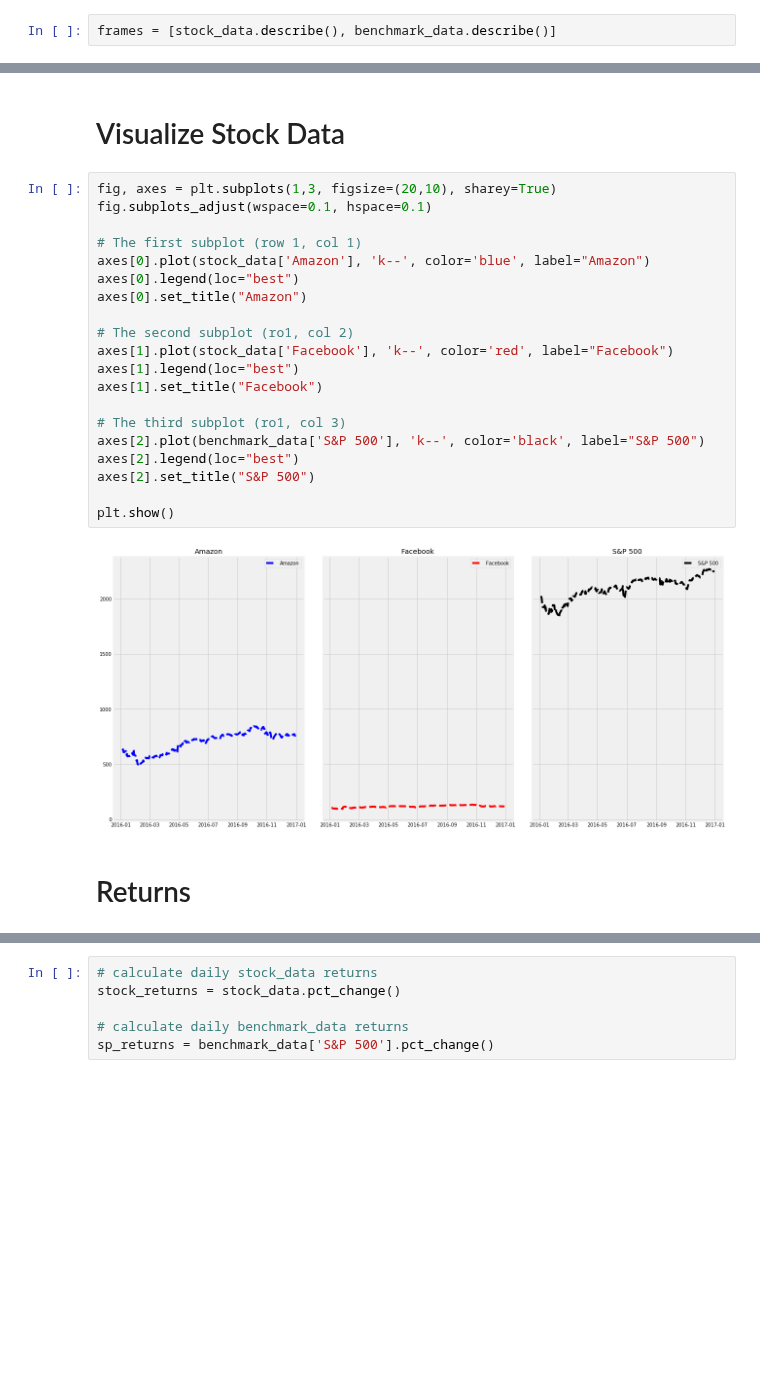
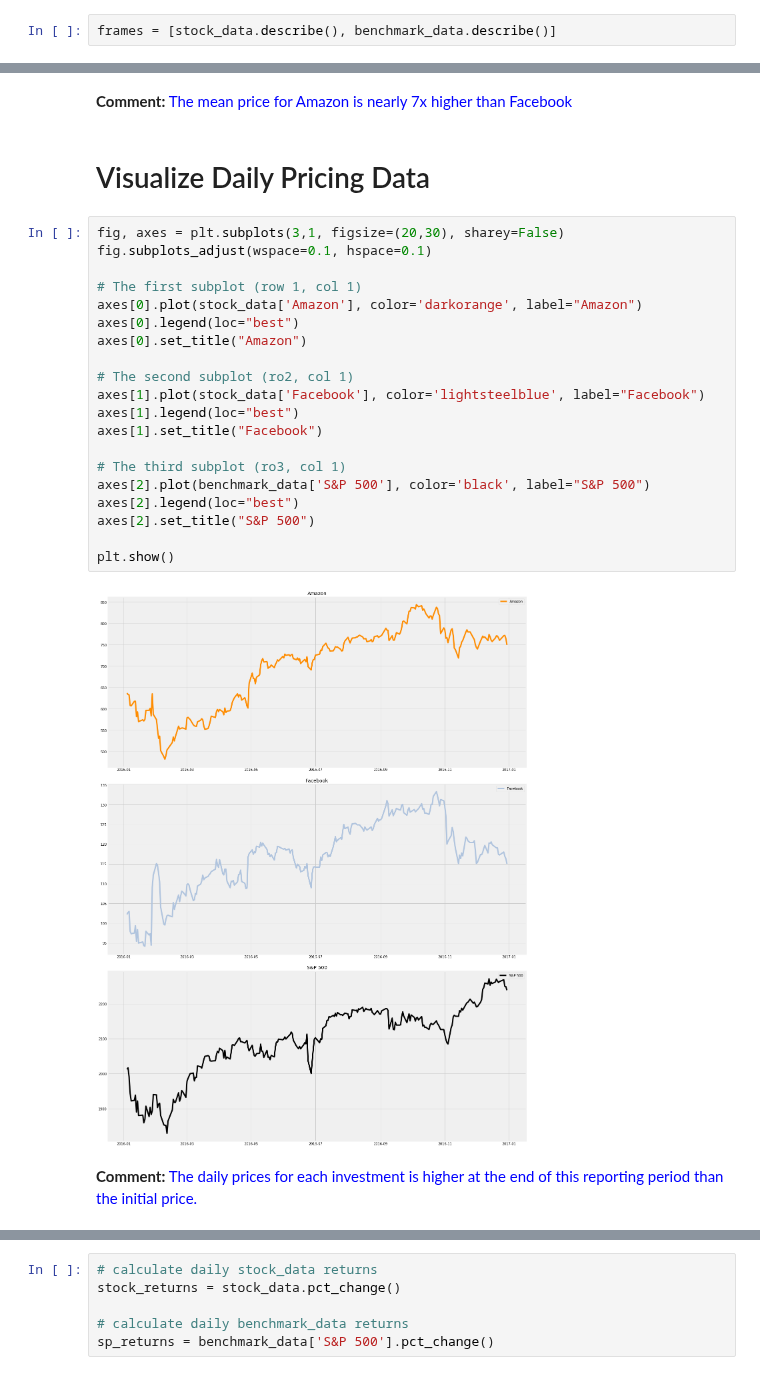
Before and after one commit to BitterScientist/bitterscientist.com, a Jupyter notebook: folders/ds_blogs/projects/portfolio_analysis/stock_analysis.ipynb, the cells around one changed output, grey strips where cells are left out. Cells and saved outputs as stored; diff of their text form; blank space fills up the shorter version.

```diff
--- a/folders/ds_blogs/projects/portfolio_analysis/stock_analysis.ipynb
+++ b/folders/ds_blogs/projects/portfolio_analysis/stock_analysis.ipynb
@@ -59,26 +63,28 @@ stock_summary
+# %% [markdown]
+<strong>Comment:</strong><font color="blue"> The mean price for Amazon is nearly 7x higher than Facebook</font>
 # %% [markdown]
-# Visualize Stock Data
+# Visualize Daily Pricing Data
 # %%
-fig, axes = plt.subplots(1,3, figsize=(20,10), sharey=True)
+fig, axes = plt.subplots(3,1, figsize=(20,30), sharey=False)
 fig.subplots_adjust(wspace=0.1, hspace=0.1)
 
 # The first subplot (row 1, col 1)
-axes[0].plot(stock_data['Amazon'], 'k--', color='blue', label="Amazon")
+axes[0].plot(stock_data['Amazon'], color='darkorange', label="Amazon")
 axes[0].legend(loc="best")
 axes[0].set_title("Amazon")
 
-# The second subplot (ro1, col 2)
-axes[1].plot(stock_data['Facebook'], 'k--', color='red', label="Facebook")
+# The second subplot (ro2, col 1)
+axes[1].plot(stock_data['Facebook'], color='lightsteelblue', label="Facebook")
 axes[1].legend(loc="best")
 axes[1].set_title("Facebook")
 
-# The third subplot (ro1, col 3)
-axes[2].plot(benchmark_data['S&P 500'], 'k--', color='black', label="S&P 500")
+# The third subplot (ro3, col 1)
+axes[2].plot(benchmark_data['S&P 500'], color='black', label="S&P 500")
 axes[2].legend(loc="best")
 axes[2].set_title("S&P 500")
 
 plt.show()
 # %% [output]
-[figure, old version]
+[figure, new version]
-# %% [markdown]
-# Returns
+# %% [markdown]
+<strong>Comment:</strong><font color="blue"> The daily prices for each investment is higher at the end of this reporting period than the initial price.</font>
```
Also changed, not shown: parts of 32 cells of this notebook, 6 other files.
